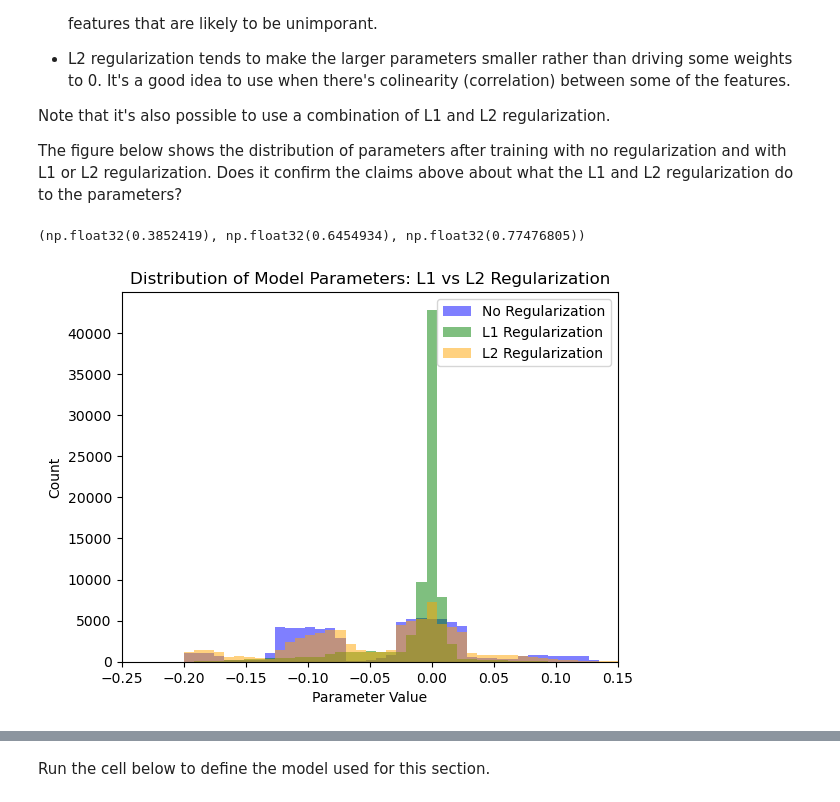
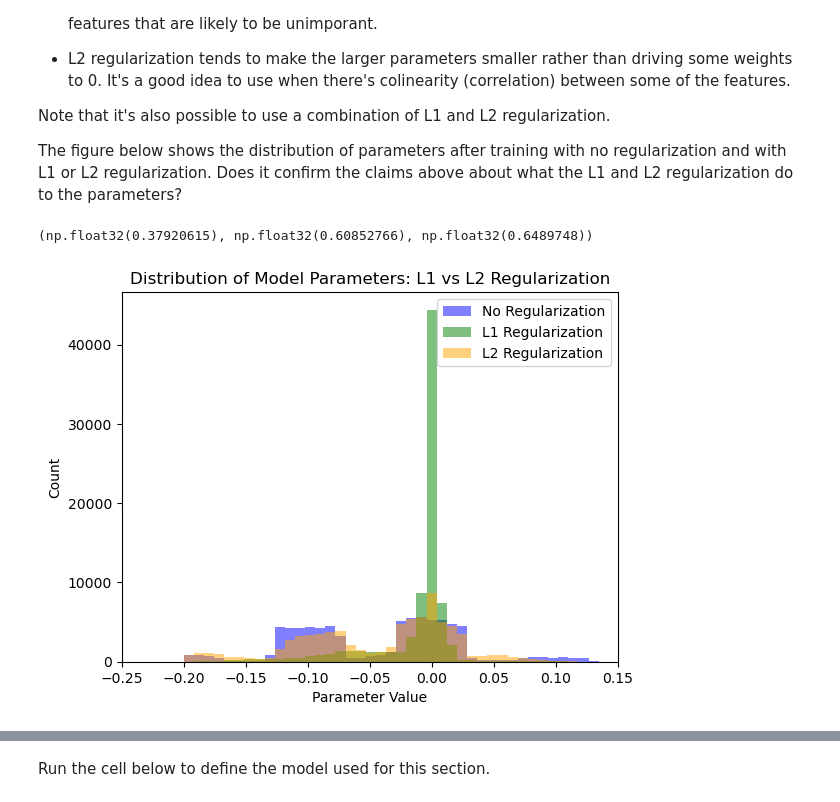
Before and after one commit to atleer/intro-to-deep-learning-dev, a Jupyter notebook: Day02/06_improve_network_through_regularization/06_improve_network_through_regularization.ipynb, the cells around one changed output, grey strips where cells are left out. Drawn from its saved outputs; the diff is of its cells as text; code cells hidden in the pictures.

```diff
--- a/Day02/06_improve_network_through_regularization/06_improve_network_through_regularization.ipynb
+++ b/Day02/06_improve_network_through_regularization/06_improve_network_through_regularization.ipynb
@@ -31,11 +31,12 @@ def train(model: nn.Module, features_train: torch.Tensor, labels_train: torch.Te
 
     optimizer.step()
 
-def calculate_accuracy(model: nn.Module, features: torch.Tensor, labels: torch.Tensor) -> torch.Tensor:
+def calculate_accuracy(model: nn.Module, features: torch.Tensor, labels: torch.Tensor, verbose = True) -> torch.Tensor:
 
     output = model(features)
     accuracy = (labels == torch.argmax(output, dim=1)).sum()/len(labels)
-    print(f'Accuracy: {(accuracy*100).item()}')
+    if verbose:
+        print(f'Accuracy: {(accuracy*100).item()}')
     return (accuracy*100).item()
 
 def calculate_l1_norm(model):
@@ -129,8 +130,8 @@ test_fraction = 1-train_fraction
 features_train, features_test = random_split(features, lengths=[train_fraction, test_fraction], generator=generator)
 labels_train, labels_test = random_split(labels, lengths=[train_fraction, test_fraction], generator=generator)
 
-features_train, features_test = features_train.dataset.float(), features_test.dataset.float()
-labels_train, labels_test = labels_train.dataset, labels_test.dataset
+features_train, features_test = features_train.dataset[features_train.indices].float(), features_test.dataset[features_test.indices].float()
+labels_train, labels_test = labels_train.dataset[labels_train.indices], labels_test.dataset[labels_test.indices]
 # %% [markdown]
 ## Section 1: Regularize the Model with the L1 Norm to Improve Network Performance
 
@@ -351,7 +352,7 @@ optimizer = torch.optim.RMSprop(model.parameters(), lr = 0.01)
 
 l1_norm_pre_training = utils.calculate_l1_norm(model)
 # %%
-l1_factor = 0.011
+l1_factor = 0.001
 
 for epoch in range(nepochs):
     l1_norm = utils.calculate_l1_norm(model)
@@ -511,7 +512,7 @@ optimizer = torch.optim.RMSprop(model.parameters(), lr = 0.01)
 
 l2_norm_pre_training = utils.calculate_l2_norm(model)
 # %%
-l2_factor = 0.01
+l2_factor = 0.1
 
 for epoch in range(nepochs):
     l2_norm = utils.calculate_l2_norm(model)
@@ -564,37 +565,35 @@ for epoch in range(nepochs):
     l1_penalty = l1_factor * l1_norm
     utils.train(model_l1, features_train, labels_train, optimizer=optimizer_l1, penalty=l1_penalty)
 
 # train model with L2 regularization
 torch.manual_seed(SEED)
 model_l2 = Model()
 optimizer_l2 = torch.optim.RMSprop(model_l2.parameters(), lr=0.01)
 
 l2_factor = 0.01
 for epoch in range(nepochs):
     l2_norm = utils.calculate_l2_norm(model_l2)
     l2_penalty = l2_factor * l2_norm
     utils.train(model_l2, features_train, labels_train, optimizer=optimizer_l2, penalty=l2_penalty)
 
 # get all parameters from model trained with no, l1, and l2 regularization
 params_no_reg = torch.cat([p.flatten() for p in model.parameters()]).detach().numpy()
 params_l1_reg = torch.cat([p.flatten() for p in model_l1.parameters()]).detach().numpy()
 params_l2_reg = torch.cat([p.flatten() for p in model_l2.parameters()]).detach().numpy()
 
 # plot overlapping histograms
 bins = np.linspace(-0.2, 0.2, 50)
 plt.hist(params_no_reg, bins=bins, alpha=0.5, label='No Regularization', color='blue')
 plt.hist(params_l1_reg, bins=bins, alpha=0.5, label='L1 Regularization', color='green')
 plt.hist(params_l2_reg, bins=bins, alpha=0.5, label='L2 Regularization', color='orange')
 plt.xlabel('Parameter Value')
 plt.ylabel('Count')
 plt.title('Distribution of Model Parameters: L1 vs L2 Regularization')
 plt.legend()
 plt.xlim([-0.25, 0.15])
-
-np.max(np.abs(params_l1_reg)), np.max(np.abs(params_l2_reg)), np.max(np.abs(params_no_reg))
 # %% [output]
-(np.float32(0.3852419), np.float32(0.6454934), np.float32(0.77476805))
+(np.float32(0.37920615), np.float32(0.60852766), np.float32(0.6489748))
-[figure, old version]
+[figure, new version]
 # %% [markdown]
 ## Section 3: Regularize the Model with Dropout to Improve Network Performance
 
```
Also changed, not shown: parts of 31 cells of this notebook, 1 other file.
